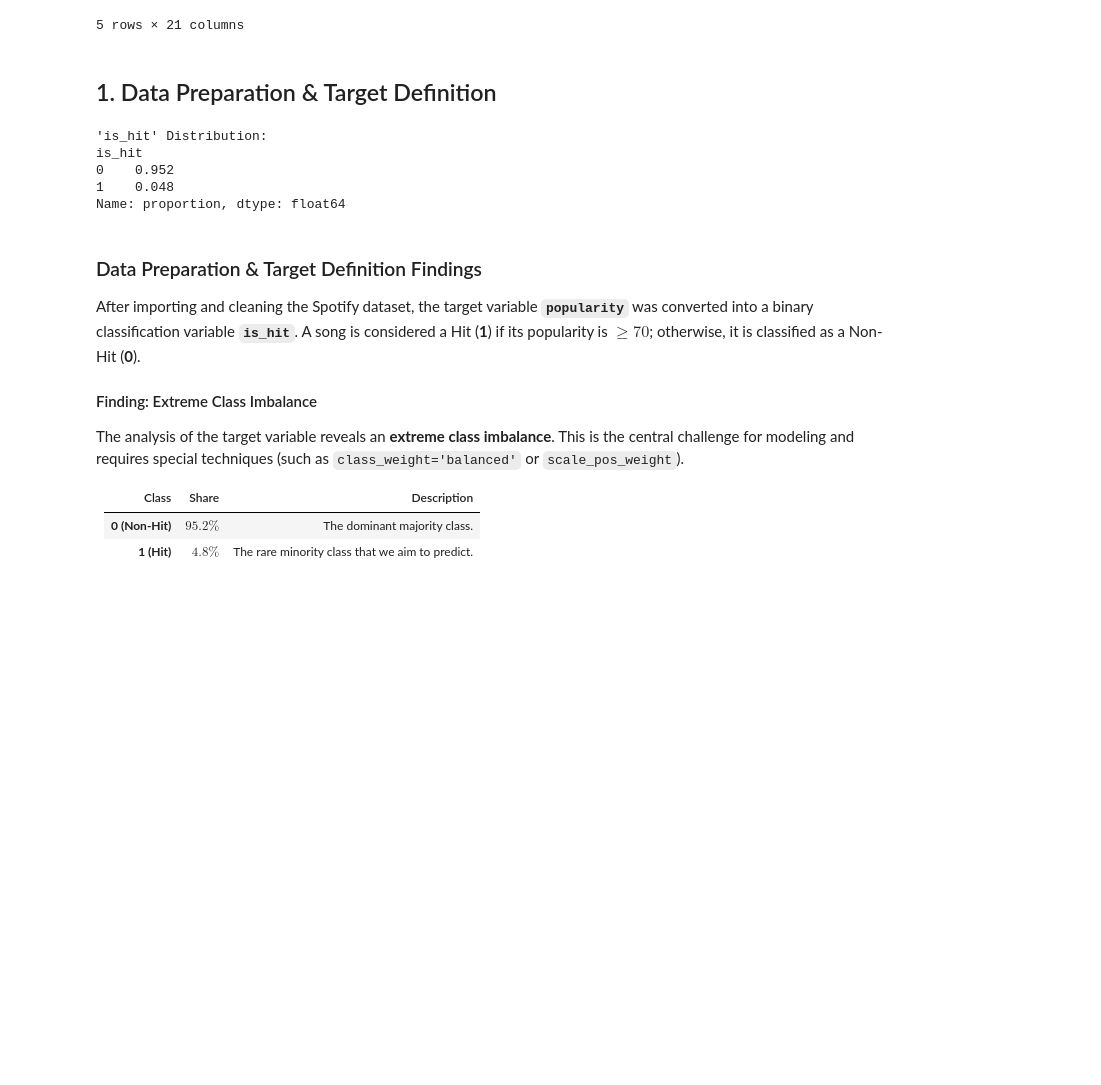
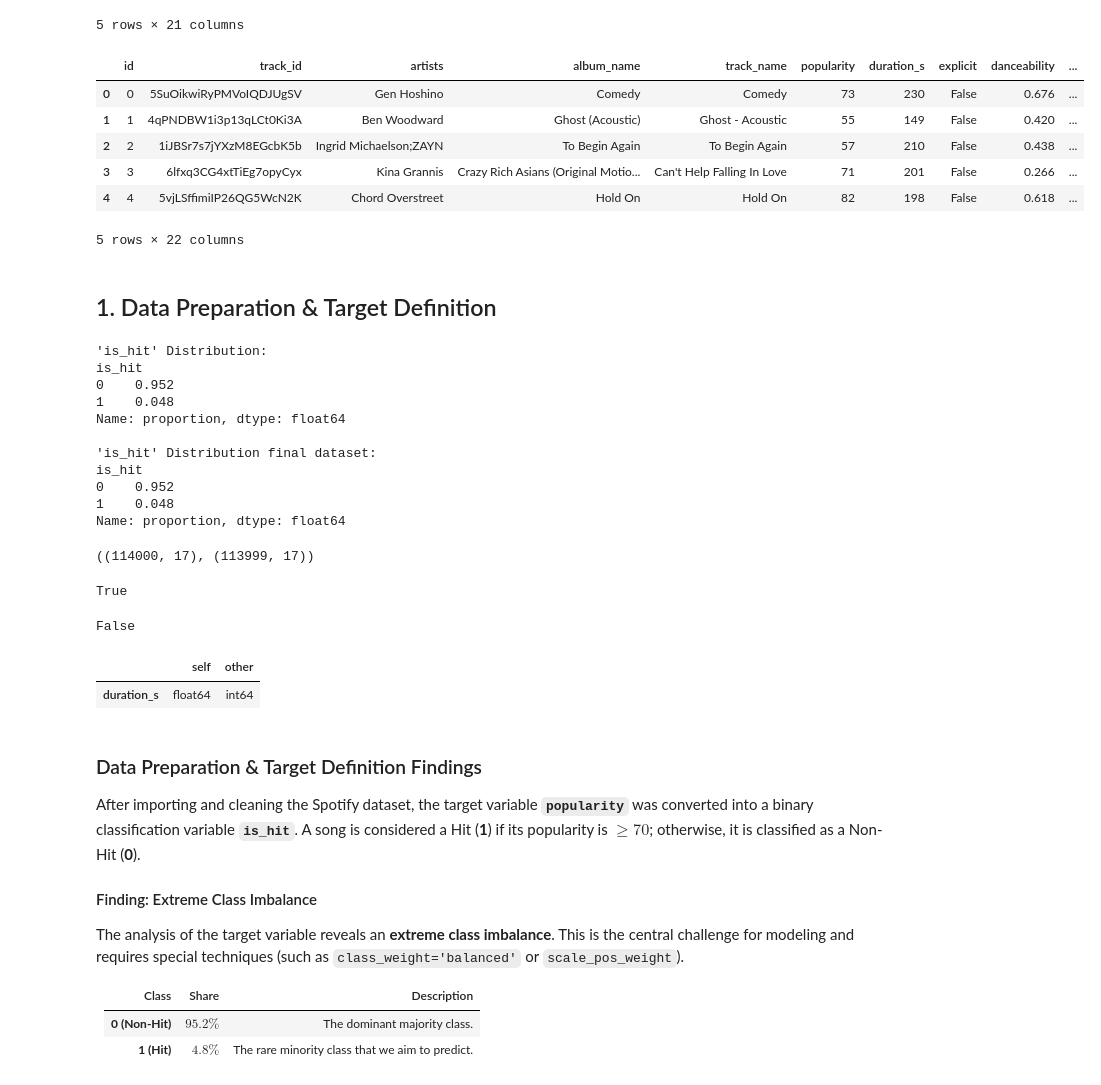
Before and after one commit to karanbir-singh/DAMIN-project, a Jupyter notebook: src/big_analysis.ipynb, the cells around one changed output. Cells and saved outputs as stored; diff of their text form; code cells hidden in the pictures; blank space fills up the shorter version.

```diff
--- a/src/big_analysis.ipynb
+++ b/src/big_analysis.ipynb
@@ -33,20 +35,35 @@ df_spotify.head()
 | 3 | 3 | 6lfxq3CG4xtTiEg7opyCyx | Kina Grannis | Crazy Rich Asians (Original Motio... | Can't Help Falling In Love | 71 | 201933 | False | 0.266 | ... |
 | 4 | 4 | 5vjLSffimiIP26QG5WcN2K | Chord Overstreet | Hold On | Hold On | 82 | 198853 | False | 0.618 | ... |
 5 rows × 21 columns
+# %%
+df_spotify_final.head()
+# %% [output]
+|  | id | track_id | artists | album_name | track_name | popularity | duration_s | explicit | danceability | ... |
+| 0 | 0 | 5SuOikwiRyPMVoIQDJUgSV | Gen Hoshino | Comedy | Comedy | 73 | 230 | False | 0.676 | ... |
+| 1 | 1 | 4qPNDBW1i3p13qLCt0Ki3A | Ben Woodward | Ghost (Acoustic) | Ghost - Acoustic | 55 | 149 | False | 0.420 | ... |
+| 2 | 2 | 1iJBSr7s7jYXzM8EGcbK5b | Ingrid Michaelson;ZAYN | To Begin Again | To Begin Again | 57 | 210 | False | 0.438 | ... |
+| 3 | 3 | 6lfxq3CG4xtTiEg7opyCyx | Kina Grannis | Crazy Rich Asians (Original Motio... | Can't Help Falling In Love | 71 | 201 | False | 0.266 | ... |
+| 4 | 4 | 5vjLSffimiIP26QG5WcN2K | Chord Overstreet | Hold On | Hold On | 82 | 198 | False | 0.618 | ... |
+5 rows × 22 columns
 # %% [markdown]
 ## 1. Data Preparation & Target Definition
 # %%
 # Drop text-based and identifier columns not used for audio feature prediction
 cols_to_drop_text = ['track_id', 'artists', 'album_name', 'track_name']
 df_spotify = df_spotify.drop(columns=cols_to_drop_text, errors='ignore')
+df_spotify_final = df_spotify_final.drop(columns=cols_to_drop_text, errors='ignore')
+
 
 # Handle the single row with missing values
 df_spotify = df_spotify.dropna()
+df_spotify_final = df_spotify_final.dropna()
 
 # TARGET VARIABLE CREATION
 # Map 'popularity' >= 70 to 'is_hit' (1) and everything else to 0
 df_spotify['is_hit'] = (df_spotify['popularity'] >= 70).astype(int)
 df_spotify = df_spotify.drop('popularity', axis=1) # Drop the original continuous target
+df_spotify_final = df_spotify_final.drop('popularity', axis=1) # Drop the original continuous target
+
 
 # FEATURE ENGINEERING
 # Convert track length from milliseconds to seconds for better interpretation
@@ -55,12 +72,38 @@ df_spotify = df_spotify.drop('duration_ms', axis=1) # Drop the original ms colum
 
 print("\n'is_hit' Distribution:")
 print(df_spotify['is_hit'].value_counts(normalize=True))
+
+print("\n'is_hit' Distribution final dataset:")
+print(df_spotify_final['is_hit'].value_counts(normalize=True))
 # %% [output]
 'is_hit' Distribution:
 is_hit
 0    0.952
 1    0.048
 Name: proportion, dtype: float64
+
+'is_hit' Distribution final dataset:
+is_hit
+0    0.952
+1    0.048
+Name: proportion, dtype: float64
+# %%
+df_spotify.shape, df_spotify_final.shape
+# %% [output]
+((114000, 17), (113999, 17))
+# %%
+set(df_spotify.columns) == set(df_spotify_final.columns)
+# %% [output]
+True
+# %%
+df_spotify.index.equals(df_spotify_final.index)
+# %% [output]
+False
+# %%
+df_spotify.dtypes.compare(df_spotify_final.dtypes)
+# %% [output]
+|  | self | other |
+| duration_s | float64 | int64 |
 # %% [markdown]
 ### Data Preparation & Target Definition Findings
 
```
Also changed, not shown: parts of 12 cells of this notebook, 2 other files.
